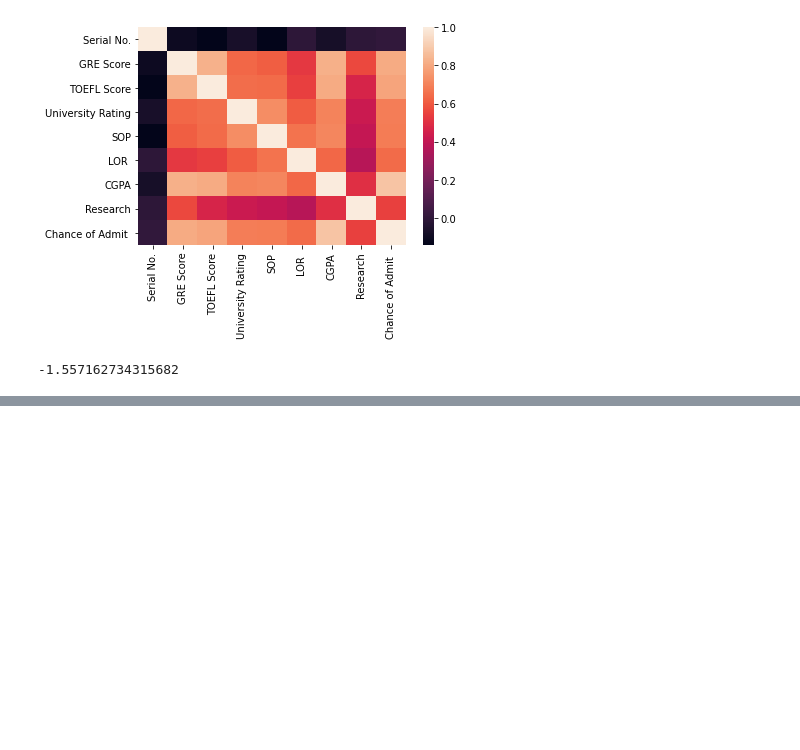
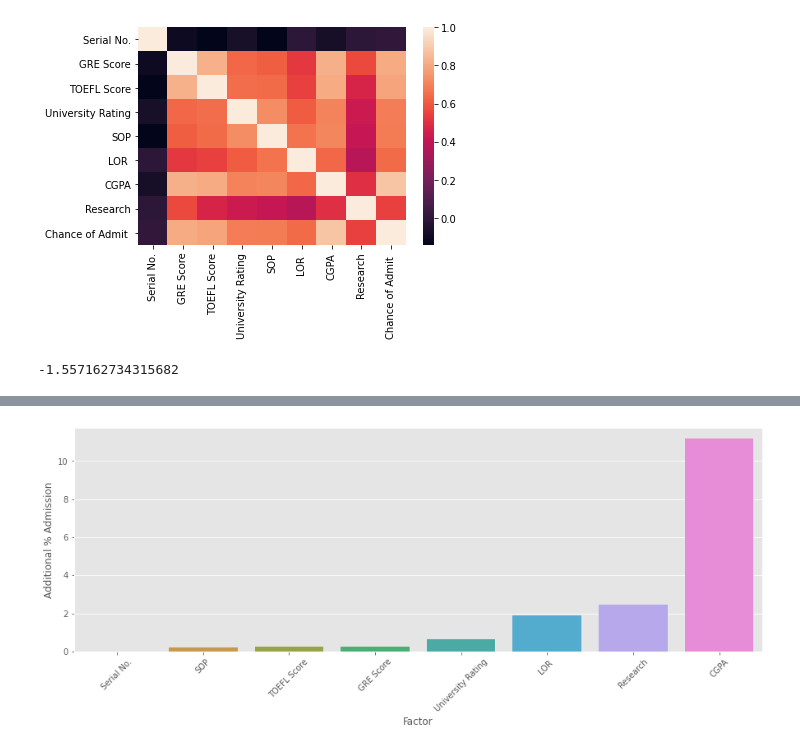
Before and after one commit to tyceaddley/WGU, a Jupyter notebook: Admissions.ipynb, the cells around one changed output, grey strips where cells are left out. Drawn from its saved outputs; the diff is of its cells as text; code cells hidden in the pictures; blank space fills up the shorter version.

```diff
--- a/Admissions.ipynb
+++ b/Admissions.ipynb
@@ -69,0 +68,8 @@ Initialized empty Git repository in /content/.git/
+# %%
+#creating linear regression model
+linreg = LinearRegression().fit(X_train, y_train)
+#predict the df validation data splits
+linreg.predict(X_Val)
+#scoring the values of the predicted x validation set against the y_val set
+linreg.score(X_Val, y_val)
+print((y_val - linreg.predict(X_Val)).apply(abs).mean())
@@ -69,0 +78,4 @@ Initialized empty Git repository in /content/.git/
+# %%
+#Pandas DataFrame that shows the columns vs coefficient
+coef=pd.DataFrame({'column':X_Val.columns,'coefficient':linreg.coef_*100}).sort_values('coefficient').reset_index()
+coef.drop('index', axis=1)
@@ -69,0 +92,13 @@ Initialized empty Git repository in /content/.git/
+# %%
+#plot coefficient values for visual comparison
+plt.style.use('ggplot')
+fig = plt.figure(figsize=(15,5))
+plt.xticks(rotation=45)
+
+#column and coefficient of pd.DataFrame
+sns.barplot(coef['column'], coef['coefficient'])
+plt.ylabel("Additional % Admission")
+plt.xlabel('Factor')
+plt.show()
+# %% [output]
+[figure, added]
```
Also changed, not shown: parts of 4 cells of this notebook.
